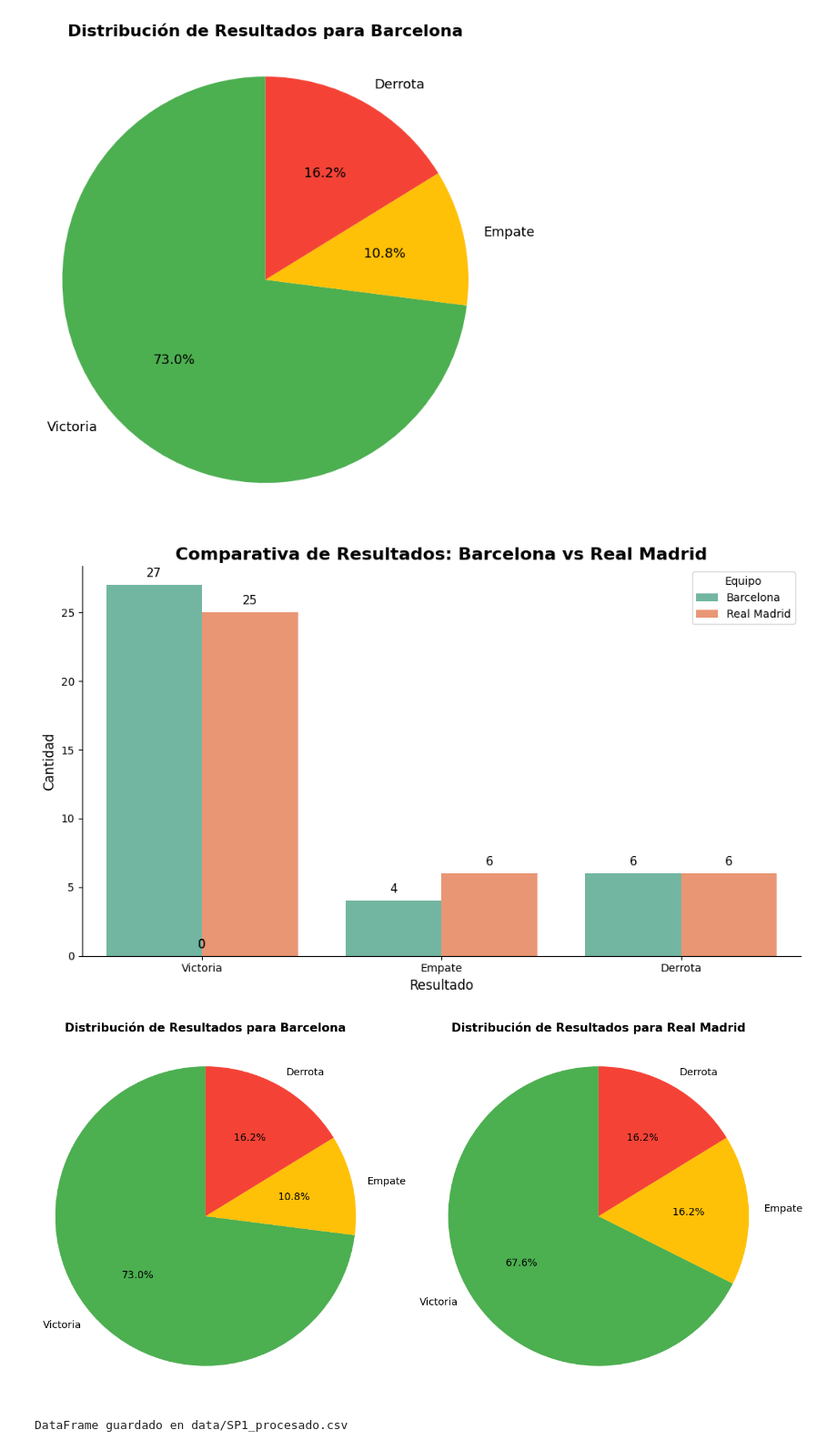
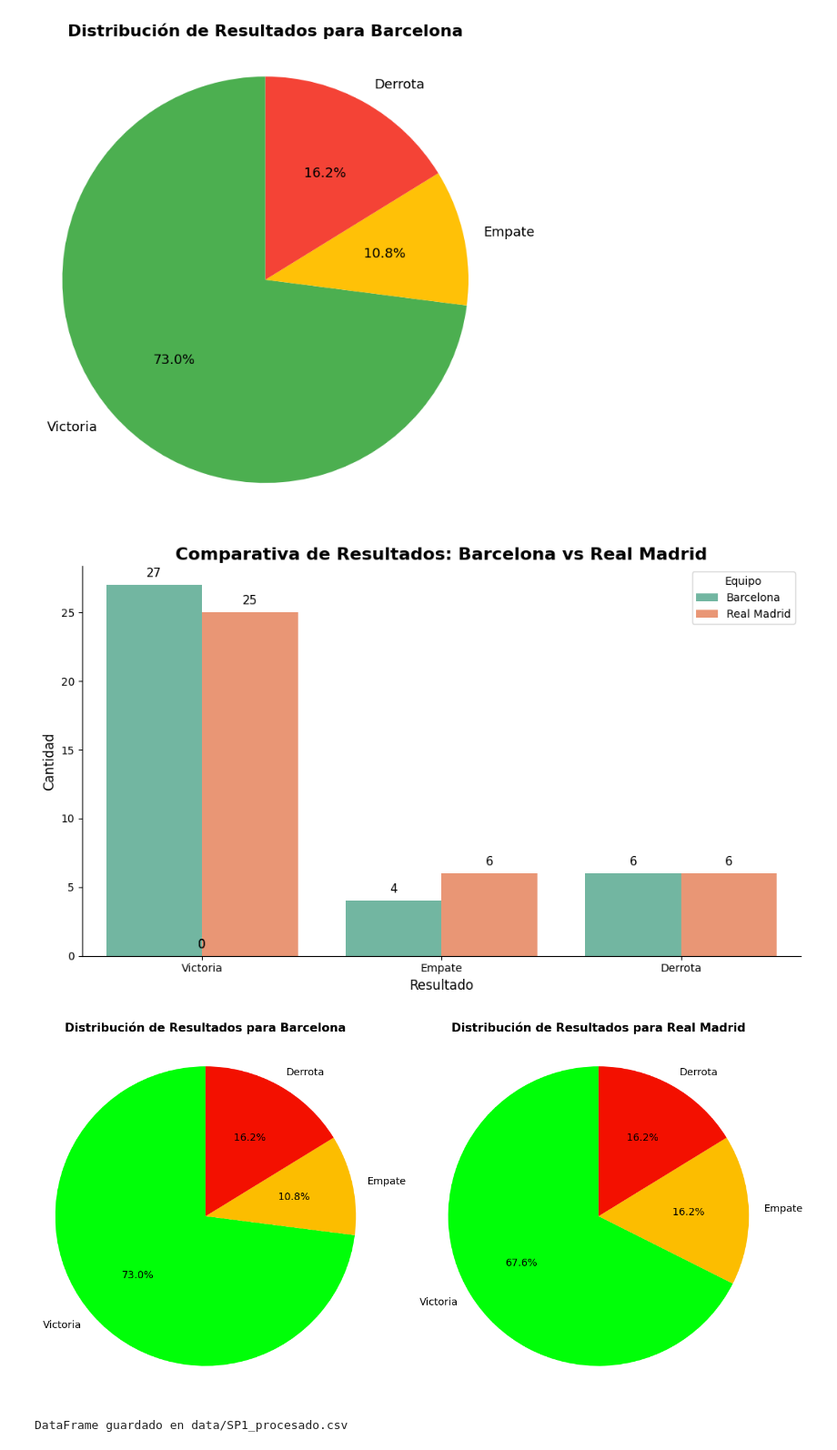
Before and after one commit to miguelASL/Barcelona-FC, a Jupyter notebook: analisis.ipynb, the cells around one changed output. Shown at 91% size. Cells and saved outputs as stored; diff of their text form; code cells hidden in the pictures.

Commit message:
Mejora en los colores de las gráficas.

```diff
--- a/analisis.ipynb
+++ b/analisis.ipynb
@@ -354,33 +329,33 @@ def comparar_resultados_equipos(
     plt.show()
 
     # Gráficas circulares individuales
-    colores = ["#4CAF50", "#FFC107", "#F44336"]
+    colores = ["#00FF08", "#FCBD00", "#F31000"]
     fig, axs = plt.subplots(1, 2, figsize=(14, 7))
     for i, (res, nombre) in enumerate(zip([resultados1, resultados2], [equipo1, equipo2])):
         datos = list(res.values())
         axs[i].pie(
             datos,
             labels=["Victoria", "Empate", "Derrota"],
             autopct='%1.1f%%',
             startangle=90,
             colors=colores,
             textprops={'fontsize': 13}
         )
         axs[i].set_title(f"Distribución de Resultados para {nombre}", fontsize=15, fontweight='bold')
         axs[i].axis('equal')
     plt.tight_layout()
     plt.show()
 
 comparar_resultados_equipos(df_original, "Barcelona", "Real Madrid")
 def guardar_dataframe(df, ruta_salida):
     """
     Guarda el DataFrame en un archivo CSV.
     """
     df.to_csv(ruta_salida, index=False)
     print(f"DataFrame guardado en {ruta_salida}")
 
 guardar_dataframe(df, "data/SP1_procesado.csv")
 # %% [output]
 [figure]
-[figure, old version]
+[figure, new version]
 DataFrame guardado en data/SP1_procesado.csv
```
Also changed, not shown: parts of 9 cells of this notebook.
